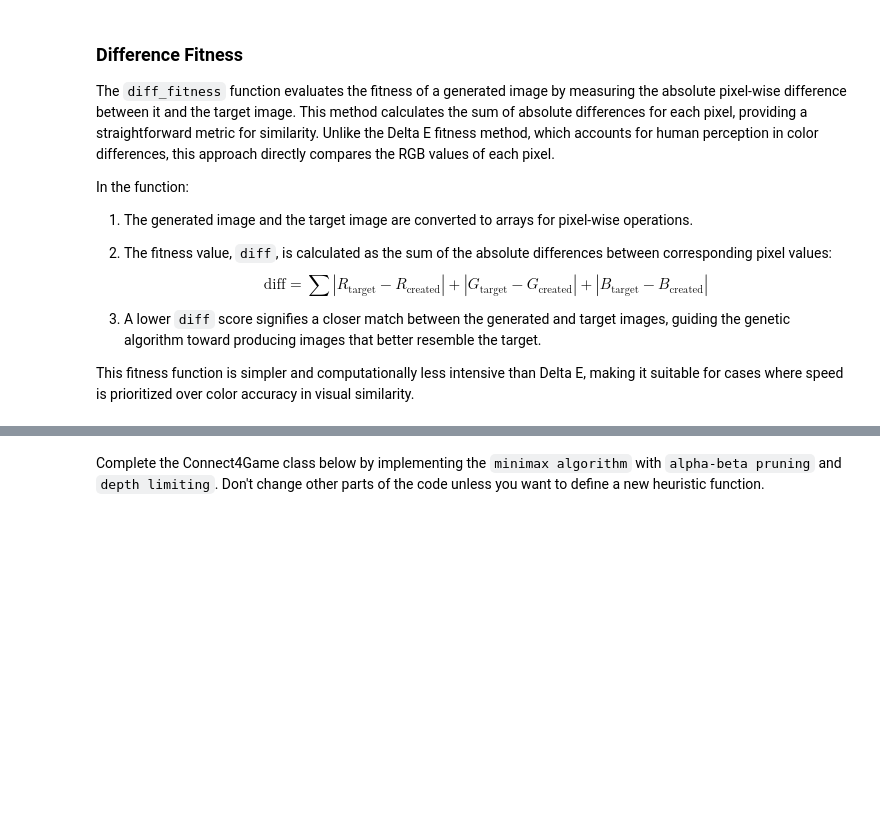
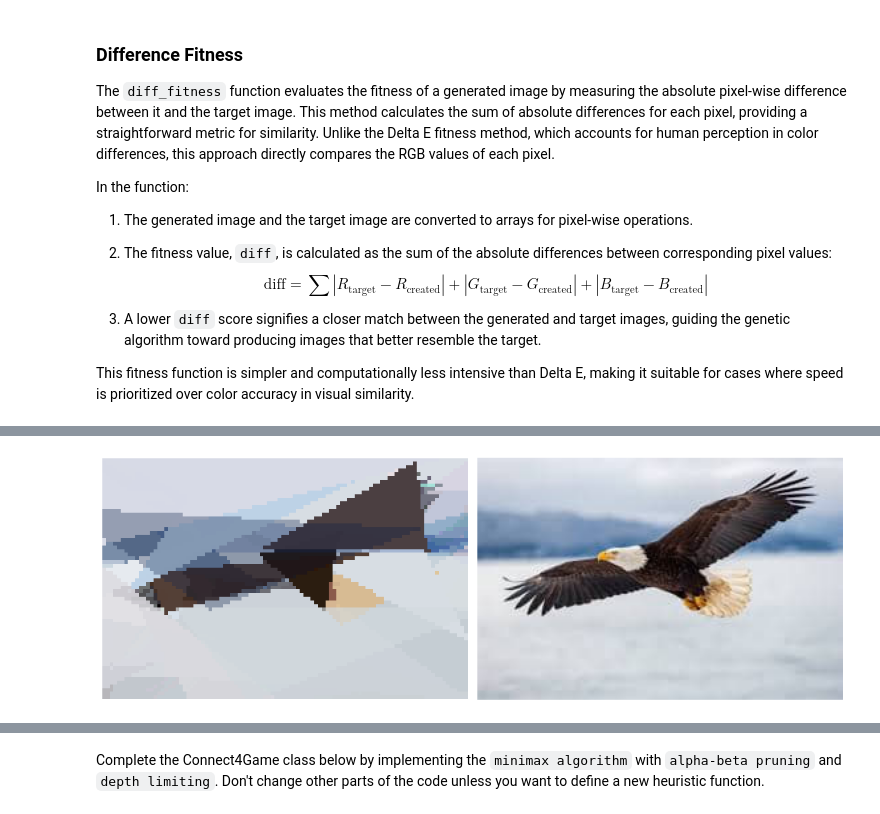
Before and after one commit to Amir-rfz/Genetic-and-Minimax-Algorithms, a Jupyter notebook: Genetic-and-Minimax-Algorithms.ipynb, the cells around one changed output, grey strips where cells are left out. Cells and saved outputs as stored; diff of their text form; code cells hidden in the pictures; blank space fills up the shorter version.

```diff
--- a/Genetic-and-Minimax-Algorithms.ipynb
+++ b/Genetic-and-Minimax-Algorithms.ipynb
@@ -380,0 +455,18 @@ KeyboardInterrupt:
+# %%
+target_image_path_1 = 'C:/Users/Amir/Desktop/دانشگاه/AI/CAs/Genetic-and-Minimax-Algorithms/generation_images/gen_3000.png'
+target_image_path_2 = 'C:/Users/Amir/Desktop/دانشگاه/AI/CAs/Genetic-and-Minimax-Algorithms/target_images/eagle.jpg'
+image1 = Image.open(target_image_path_1)
+image2 = Image.open(target_image_path_2)
+
+fig, axes = plt.subplots(1, 2, figsize=(12, 6))
+
+axes[0].imshow(image1)
+axes[0].axis('off')
+
+axes[1].imshow(image2)
+axes[1].axis('off')
+
+plt.tight_layout()
+plt.show()
+# %% [output]
+[figure, added]
```
Also changed, not shown: parts of 40 cells of this notebook, 2 other files.
